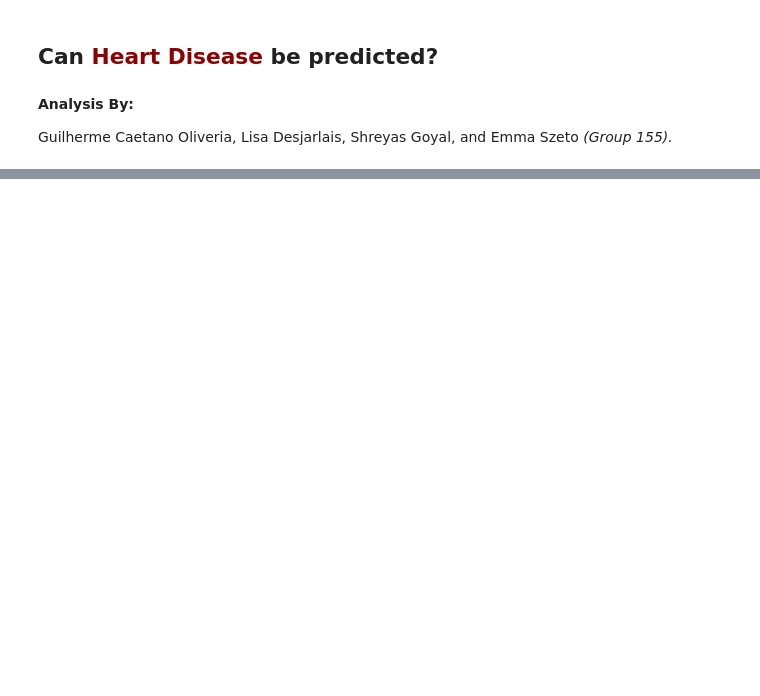
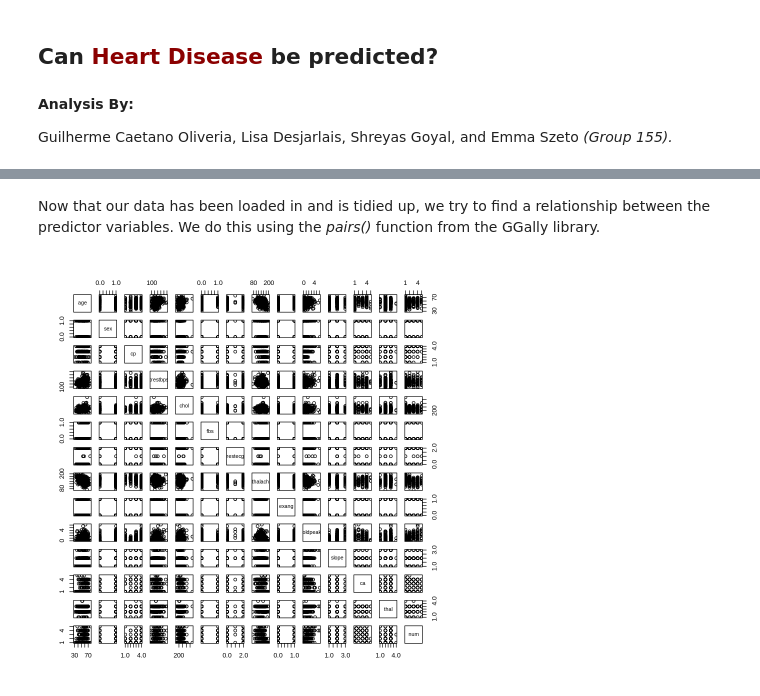
Before and after one commit to xenshreyas/Heart-Disease-Analysis, a Jupyter notebook: proposal.ipynb, the cells around one changed output, grey strips where cells are left out. Drawn from its saved outputs; the diff is of its cells as text; code cells hidden in the pictures; blank space fills up the shorter version.

```diff
--- a/proposal.ipynb
+++ b/proposal.ipynb
@@ -17,0 +22,11 @@ According to medical professionals at Johns Hopkins and Mount Sinai Health, ther
+# %%
+URL <- "https://archive.ics.uci.edu/ml/machine-learning-databases/heart-disease/processed.cleveland.data"
+
+cleveland_data <- read_csv(URL, col_names=FALSE, show_col_types = FALSE)
+colnames(cleveland_data) <- c("age", "sex", "cp", "trestbps",
+                              "chol", "fbs", "restecg", "thalach",
+                              "exang", "oldpeak", "slope", "ca", "thal", "num")
+
+cleveland_data <- cleveland_data |>
+                    mutate(ca = as_factor(ca), thal = as_factor(thal), num = as_factor(num))
+cleveland_data
@@ -17,0 +48,6 @@ According to medical professionals at Johns Hopkins and Mount Sinai Health, ther
+# %% [markdown]
+Now that our data has been loaded in and is tidied up, we try to find a relationship between the predictor variables. We do this using the _pairs()_ function from the GGally library.
+# %%
+pairs(cleveland_data)
+# %% [output]
+[figure, added]
```
Also changed, not shown: parts of 15 cells of this notebook.
